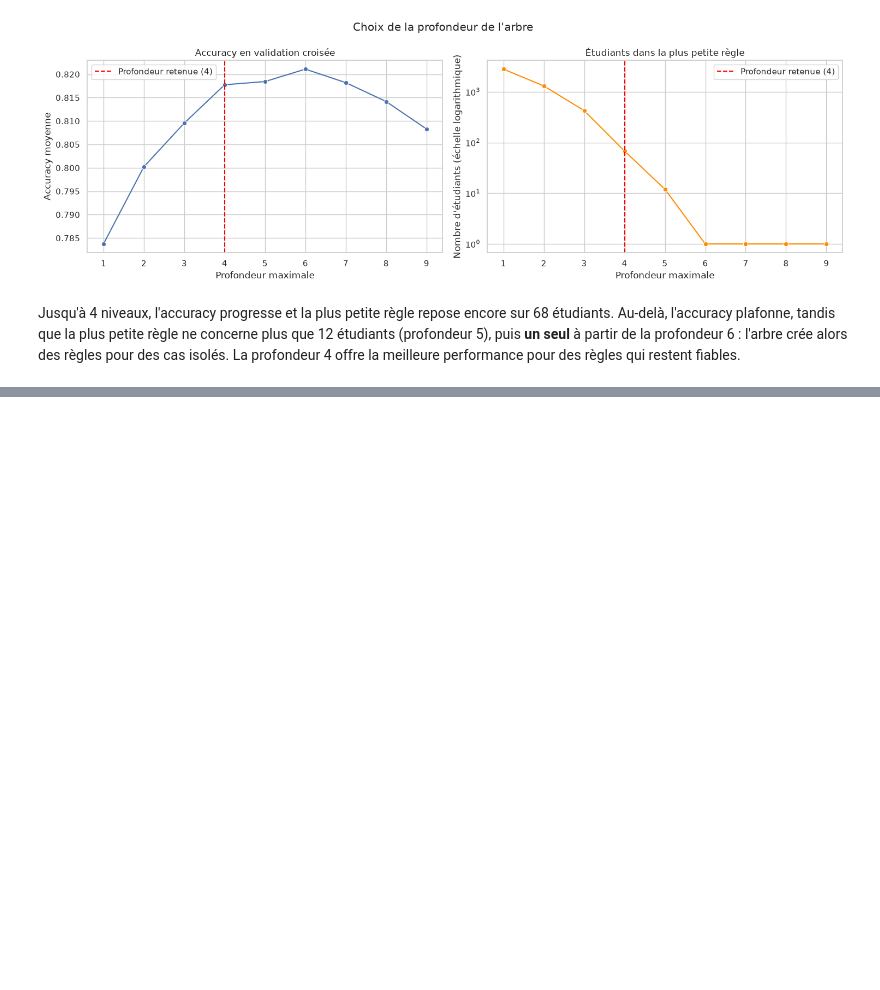
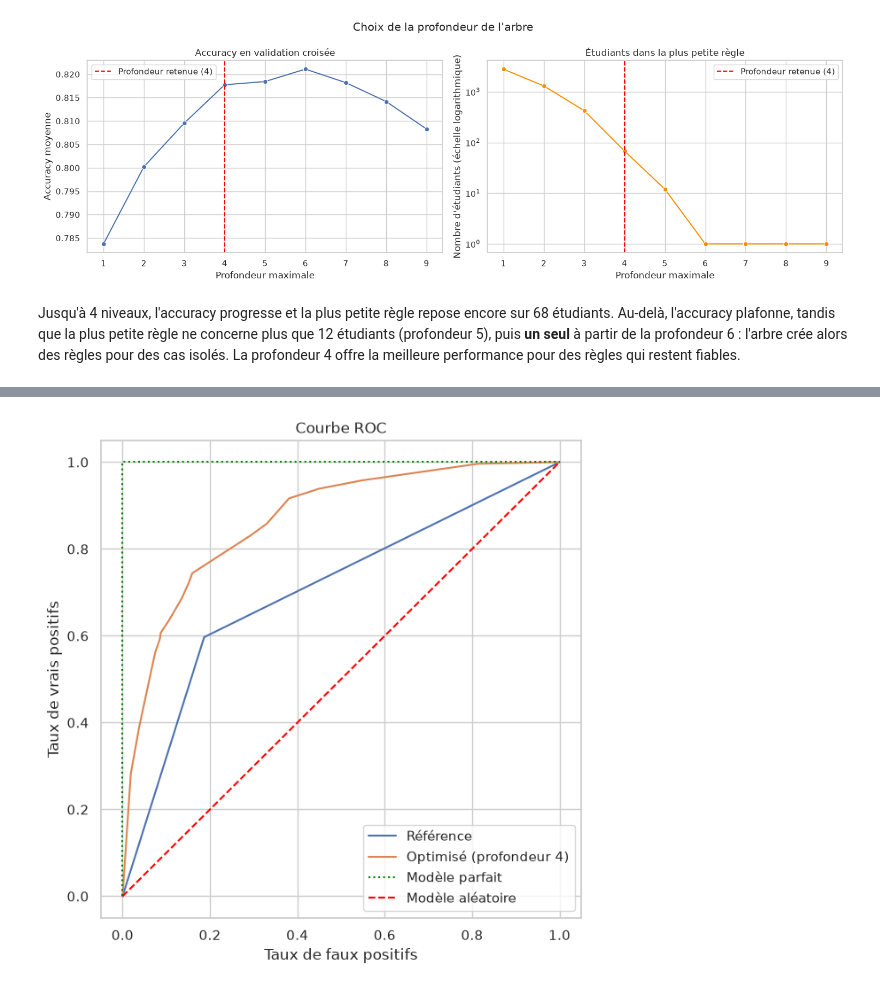
Before and after one commit to QuentinGouttaya/ML-Student-Grades-Socio-Economic-Variables-, a Jupyter notebook: projet_saber.ipynb, the cells around one changed output, grey strips where cells are left out. Saved outputs shown, nothing was run; the diff lists cells and outputs as text; code cells hidden in the pictures; blank space fills up the shorter version.

```diff
--- a/projet_saber.ipynb
+++ b/projet_saber.ipynb
@@ -935,0 +1065,20 @@ profondeur 4 offre la meilleure performance pour des règles qui restent fiables
+# %%
+# Courbes ROC du modèle de référence et du modèle optimisé
+plt.figure(figsize=(7, 7))
+
+for nom, modele in modeles_compares.items():
+    probabilites = modele.predict_proba(X_test)[:, 1]
+    taux_fp, taux_vp, seuils = metrics.roc_curve(y_test, probabilites)
+    plt.plot(taux_fp, taux_vp, label=nom)
+
+# Repères : modèle parfait et modèle aléatoire
+plt.plot([0, 0, 1], [0, 1, 1], color="green", linestyle=":", label="Modèle parfait")
+plt.plot([0, 1], [0, 1], color="red", linestyle="--", label="Modèle aléatoire")
+
+plt.title("Courbe ROC")
+plt.xlabel("Taux de faux positifs")
+plt.ylabel("Taux de vrais positifs")
+plt.legend()
+plt.show()
+# %% [output]
+[figure, added]
```
Also changed, not shown: parts of 27 cells of this notebook.
